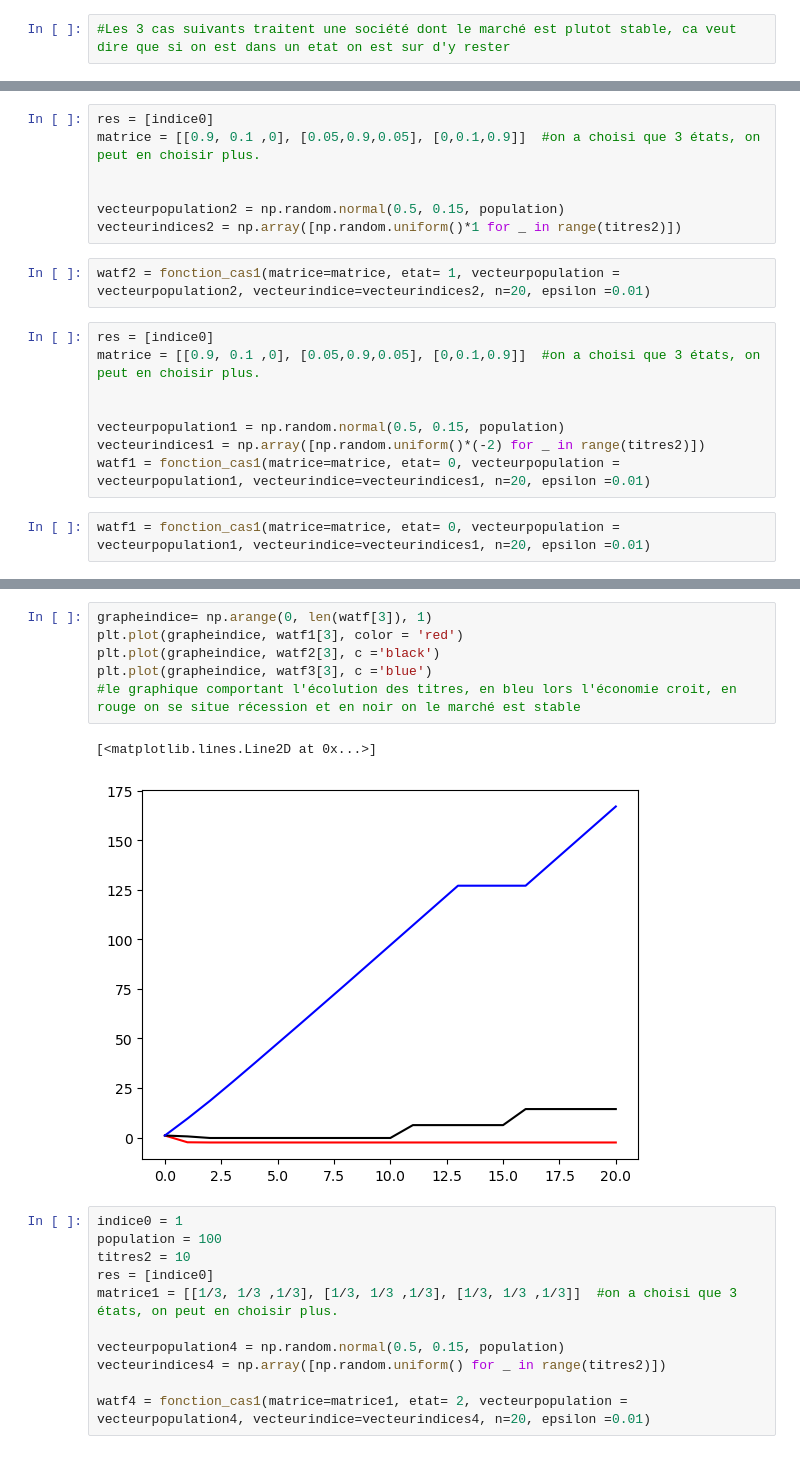
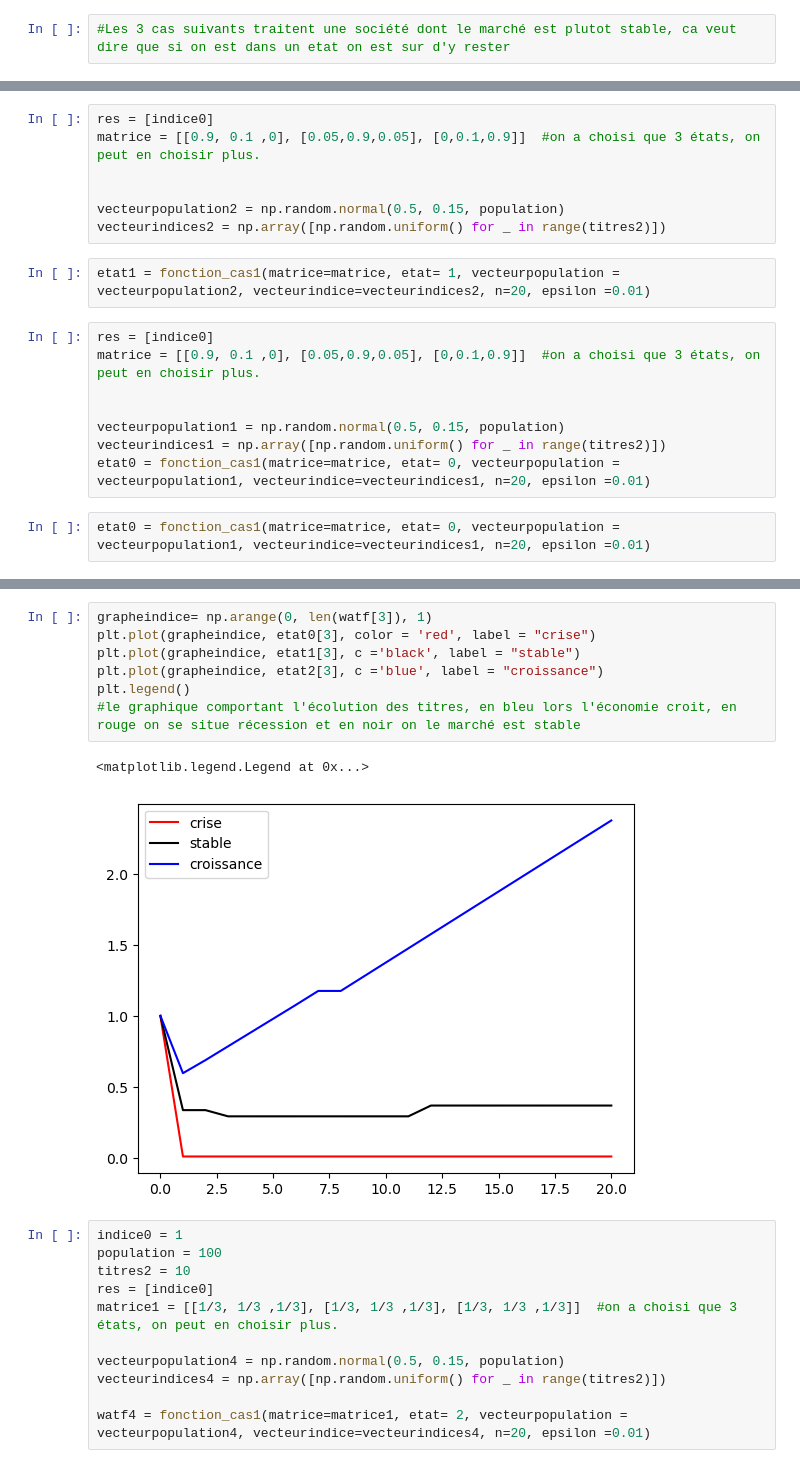
Before and after one commit to codepromaster67/Projet-ARE, a Jupyter notebook: ARE_notebook.ipynb, the cells around one changed output, grey strips where cells are left out. Saved outputs shown, nothing was run; the diff lists cells and outputs as text.

```diff
--- a/ARE_notebook.ipynb
+++ b/ARE_notebook.ipynb
@@ -147,17 +161,17 @@ matrice = [[0.9, 0.1 ,0], [0.05,0.9,0.05], [0,0.1,0.9]]  #on a choisi que 3 éta
 
 
 vecteurpopulation2 = np.random.normal(0.5, 0.15, population)
-vecteurindices2 = np.array([np.random.uniform()*1 for _ in range(titres2)])
+vecteurindices2 = np.array([np.random.uniform() for _ in range(titres2)])
 # %%
-watf2 = fonction_cas1(matrice=matrice, etat= 1, vecteurpopulation = vecteurpopulation2, vecteurindice=vecteurindices2, n=20, epsilon =0.01)
+etat1 = fonction_cas1(matrice=matrice, etat= 1, vecteurpopulation = vecteurpopulation2, vecteurindice=vecteurindices2, n=20, epsilon =0.01)
 # %%
 res = [indice0]
 matrice = [[0.9, 0.1 ,0], [0.05,0.9,0.05], [0,0.1,0.9]]  #on a choisi que 3 états, on peut en choisir plus.
 
 
 vecteurpopulation1 = np.random.normal(0.5, 0.15, population)
-vecteurindices1 = np.array([np.random.uniform()*(-2) for _ in range(titres2)])
-watf1 = fonction_cas1(matrice=matrice, etat= 0, vecteurpopulation = vecteurpopulation1, vecteurindice=vecteurindices1, n=20, epsilon =0.01)
+vecteurindices1 = np.array([np.random.uniform() for _ in range(titres2)])
+etat0 = fonction_cas1(matrice=matrice, etat= 0, vecteurpopulation = vecteurpopulation1, vecteurindice=vecteurindices1, n=20, epsilon =0.01)
 # %%
-watf1 = fonction_cas1(matrice=matrice, etat= 0, vecteurpopulation = vecteurpopulation1, vecteurindice=vecteurindices1, n=20, epsilon =0.01)
+etat0 = fonction_cas1(matrice=matrice, etat= 0, vecteurpopulation = vecteurpopulation1, vecteurindice=vecteurindices1, n=20, epsilon =0.01)
 # %%
@@ -171,12 +186,13 @@ plt.plot(abscisse, watf3[1], c ='blue')
 # %%
 grapheindice= np.arange(0, len(watf[3]), 1)
-plt.plot(grapheindice, watf1[3], color = 'red')
-plt.plot(grapheindice, watf2[3], c ='black')
-plt.plot(grapheindice, watf3[3], c ='blue')
+plt.plot(grapheindice, etat0[3], color = 'red', label = "crise")
+plt.plot(grapheindice, etat1[3], c ='black', label = "stable")
+plt.plot(grapheindice, etat2[3], c ='blue', label = "croissance")
+plt.legend()
 #le graphique comportant l'écolution des titres, en bleu lors l'économie croit, en rouge on se situe récession et en noir on le marché est stable
 # %% [output]
-[<matplotlib.lines.Line2D at 0x...>]
+<matplotlib.legend.Legend at 0x...>
-[figure, old version]
+[figure, new version]
 # %%
 indice0 = 1
 population = 100
```
Also changed, not shown: parts of 4 cells of this notebook.
